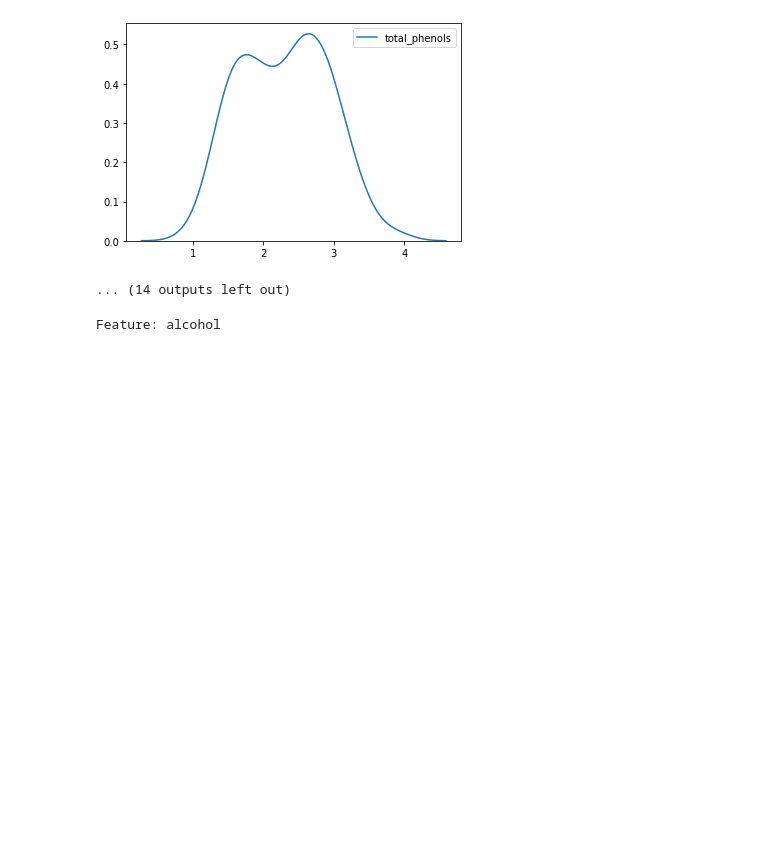
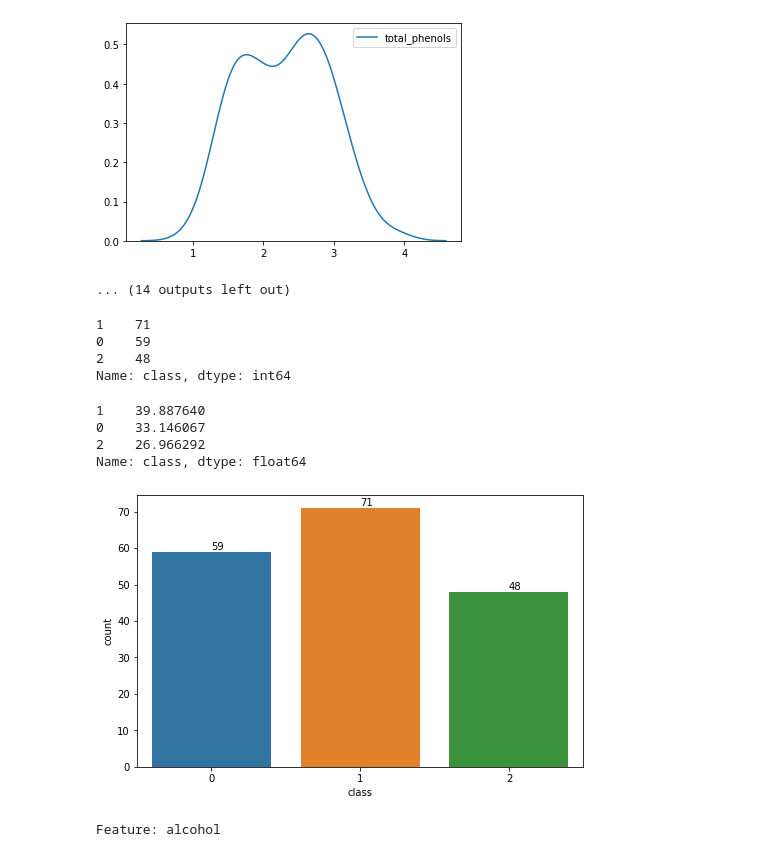
Before and after one commit to Akhil3171/Sklearn-s-standard-wine-classification, a Jupyter notebook: wines_classification.ipynb, the cells around one changed output. Saved outputs shown, nothing was run; the diff lists cells and outputs as text; code cells hidden in the pictures; blank space fills up the shorter version.

```diff
--- a/wines_classification.ipynb
+++ b/wines_classification.ipynb
@@ -203,6 +203,31 @@ magnesium
 total_phenols
 [figure]
 ... (14 outputs left out)
+# %%
+df['class'].value_counts()
+# %% [output]
+1    71
+0    59
+2    48
+Name: class, dtype: int64
+# %%
+df['class'].value_counts(normalize = True)*100
+# %% [output]
+1    39.887640
+0    33.146067
+2    26.966292
+Name: class, dtype: float64
+# %%
+def barplot(x,df):
+    plt.figure(figsize = (8,5))
+    bar_plot1 = sns.countplot(x=x, data=df)
+    for p in bar_plot1.patches:
+        height = p.get_height()
+        bar_plot1.text(p.get_x()+ p.get_width()/2, height + 0.5, height)
+# %%
+barplot('class',df)
+# %% [output]
+[figure, added]
 # %%
 for x in df.columns[:-1]:
     fig = plt.figure(figsize=(14,6))
```
Also changed, not shown: parts of 5 cells of this notebook.
